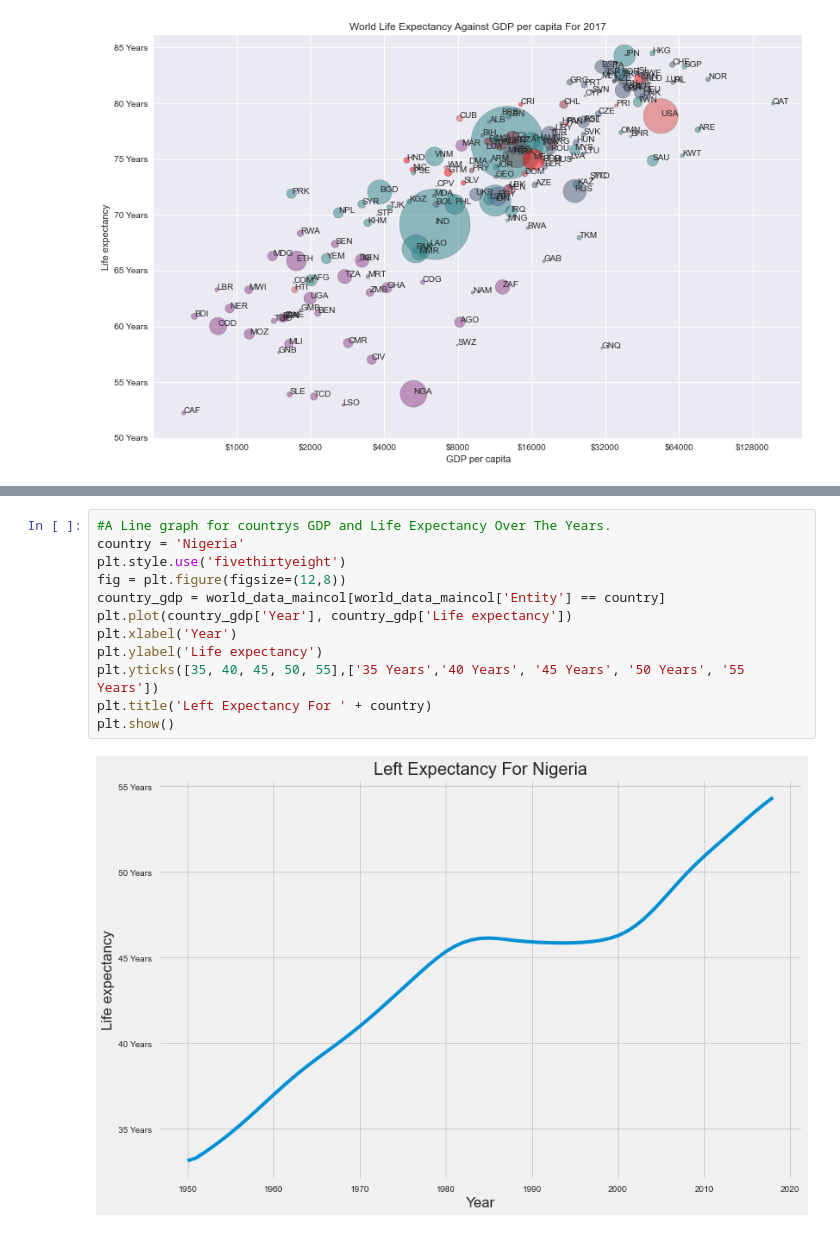
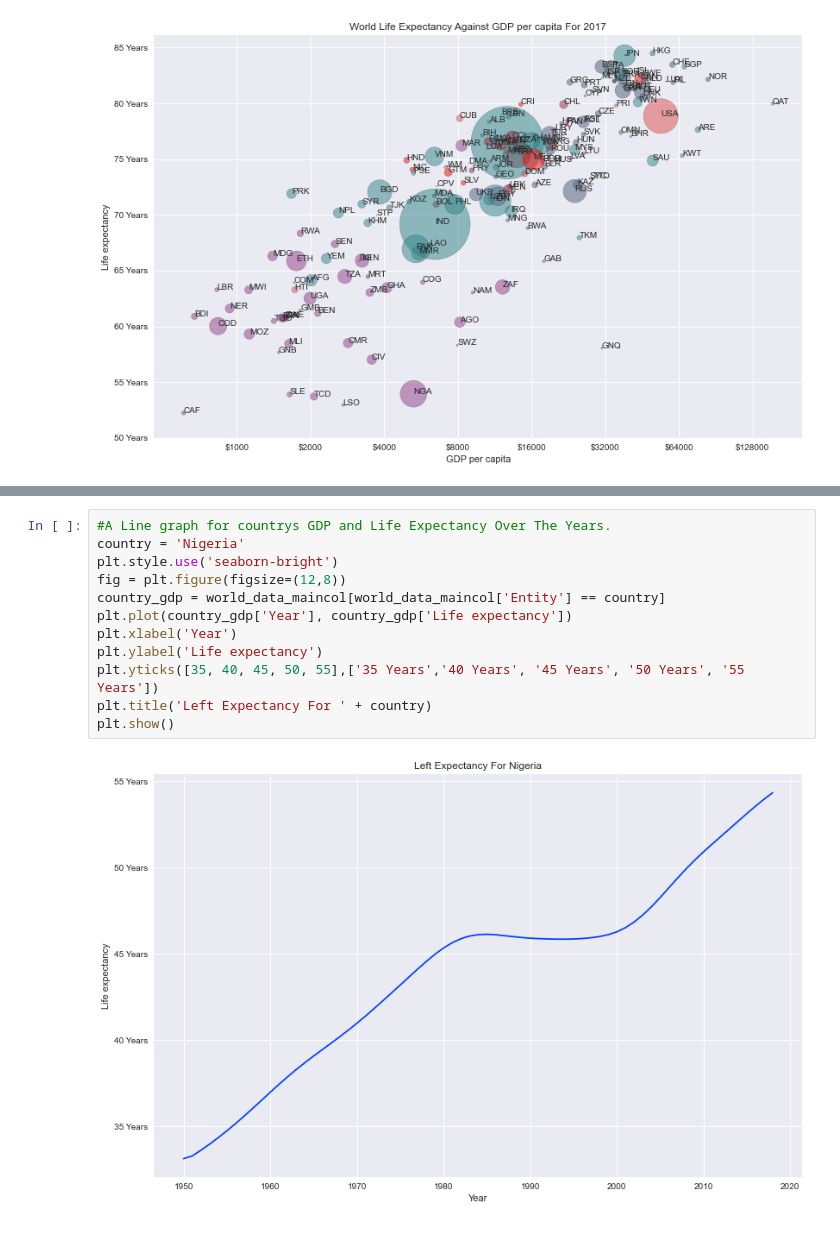
Before and after one commit to LloydTea/World-GDP-Vs-Life-Expectancy, a Jupyter notebook: Data Analysis.ipynb, the cells around one changed output, grey strips where cells are left out. Drawn from its saved outputs; the diff is of its cells as text.

```diff
--- a/Data Analysis.ipynb
+++ b/Data Analysis.ipynb
@@ -327,14 +327,14 @@ world_data_maincol_year[world_data_maincol_year['GDP per capita'] == max(world_d
 # %%
 #A Line graph for countrys GDP and Life Expectancy Over The Years.
 country = 'Nigeria'
-plt.style.use('fivethirtyeight')
+plt.style.use('seaborn-bright')
 fig = plt.figure(figsize=(12,8))
 country_gdp = world_data_maincol[world_data_maincol['Entity'] == country]
 plt.plot(country_gdp['Year'], country_gdp['Life expectancy'])
 plt.xlabel('Year')
 plt.ylabel('Life expectancy')
 plt.yticks([35, 40, 45, 50, 55],['35 Years','40 Years', '45 Years', '50 Years', '55 Years'])
 plt.title('Left Expectancy For ' + country)
 plt.show()
 # %% [output]
-[figure, old version]
+[figure, new version]
```
Also changed, not shown: parts of 1 cell of this notebook, 1 other file.
